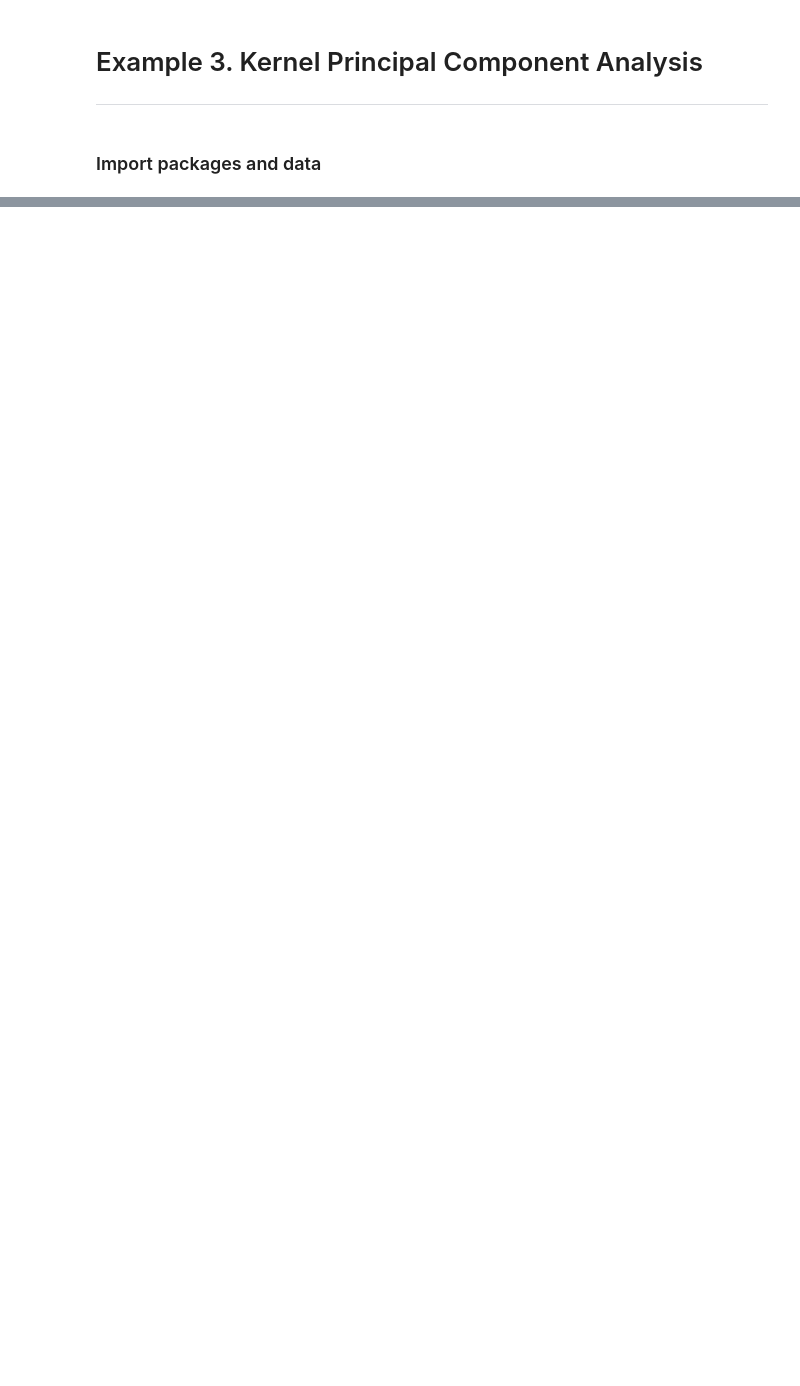
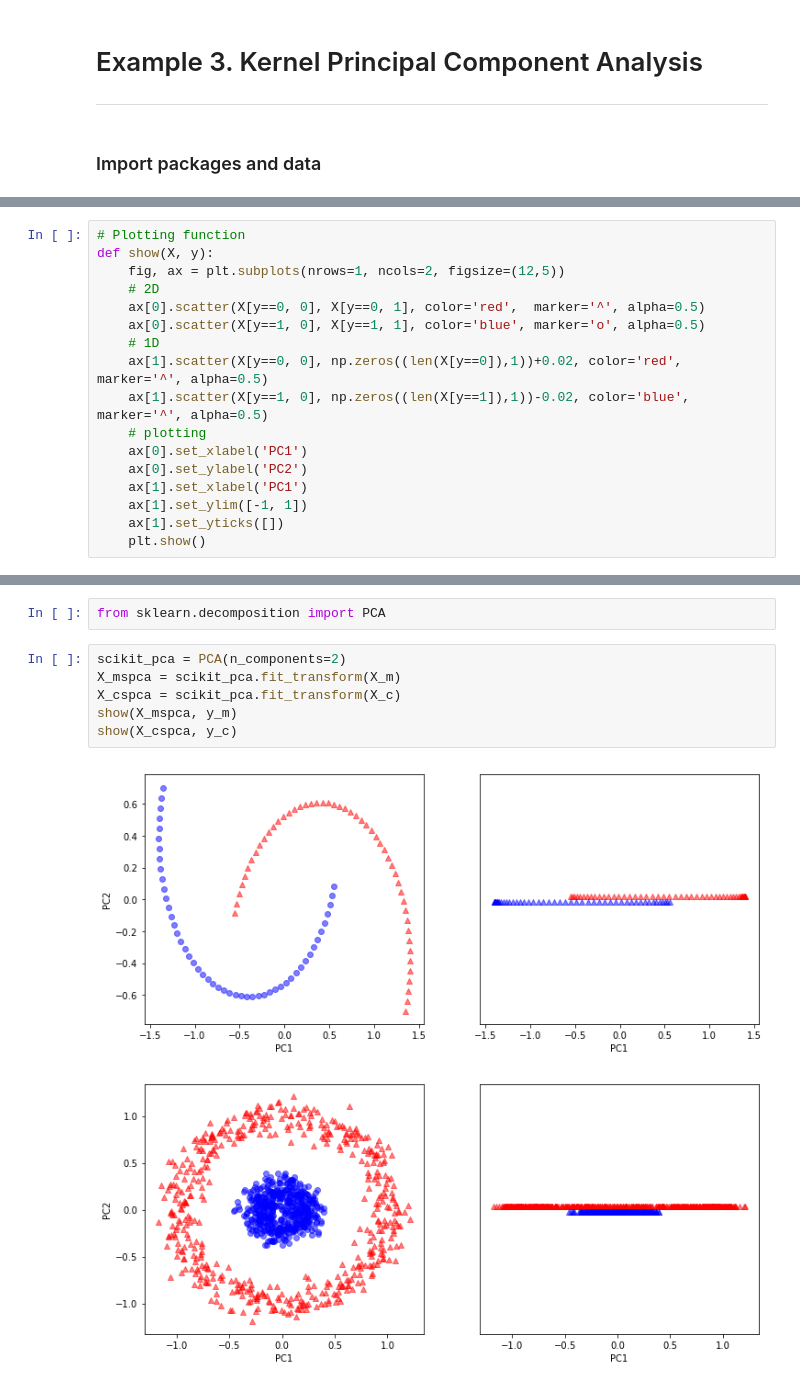
Before and after one commit to juifa-tsai/workbook_MachineLearning, a Jupyter notebook: Machine_Learning_in_Python_SR/Chapter_05/example_03_KernelPCA.ipynb, the cells around one changed output, grey strips where cells are left out. Saved outputs shown, nothing was run; the diff lists cells and outputs as text; blank space fills up the shorter version.

```diff
--- a/Machine_Learning_in_Python_SR/Chapter_05/example_03_KernelPCA.ipynb
+++ b/Machine_Learning_in_Python_SR/Chapter_05/example_03_KernelPCA.ipynb
@@ -34,0 +28,17 @@ df_wine.head()
+# %%
+# Plotting function
+def show(X, y):
+    fig, ax = plt.subplots(nrows=1, ncols=2, figsize=(12,5))
+    # 2D
+    ax[0].scatter(X[y==0, 0], X[y==0, 1], color='red',  marker='^', alpha=0.5)
+    ax[0].scatter(X[y==1, 0], X[y==1, 1], color='blue', marker='o', alpha=0.5)
+    # 1D
+    ax[1].scatter(X[y==0, 0], np.zeros((len(X[y==0]),1))+0.02, color='red',  marker='^', alpha=0.5)
+    ax[1].scatter(X[y==1, 0], np.zeros((len(X[y==1]),1))-0.02, color='blue', marker='^', alpha=0.5)
+    # plotting
+    ax[0].set_xlabel('PC1')
+    ax[0].set_ylabel('PC2')
+    ax[1].set_xlabel('PC1')
+    ax[1].set_ylim([-1, 1])
+    ax[1].set_yticks([])
+    plt.show()
@@ -34,0 +47,11 @@ df_wine.head()
+# %%
+from sklearn.decomposition import PCA
+# %%
+scikit_pca = PCA(n_components=2)
+X_mspca = scikit_pca.fit_transform(X_m)
+X_cspca = scikit_pca.fit_transform(X_c)
+show(X_mspca, y_m)
+show(X_cspca, y_c)
+# %% [output]
+[figure, added]
+[figure, added]
```
Also changed, not shown: parts of 19 cells of this notebook, 1 other file.
